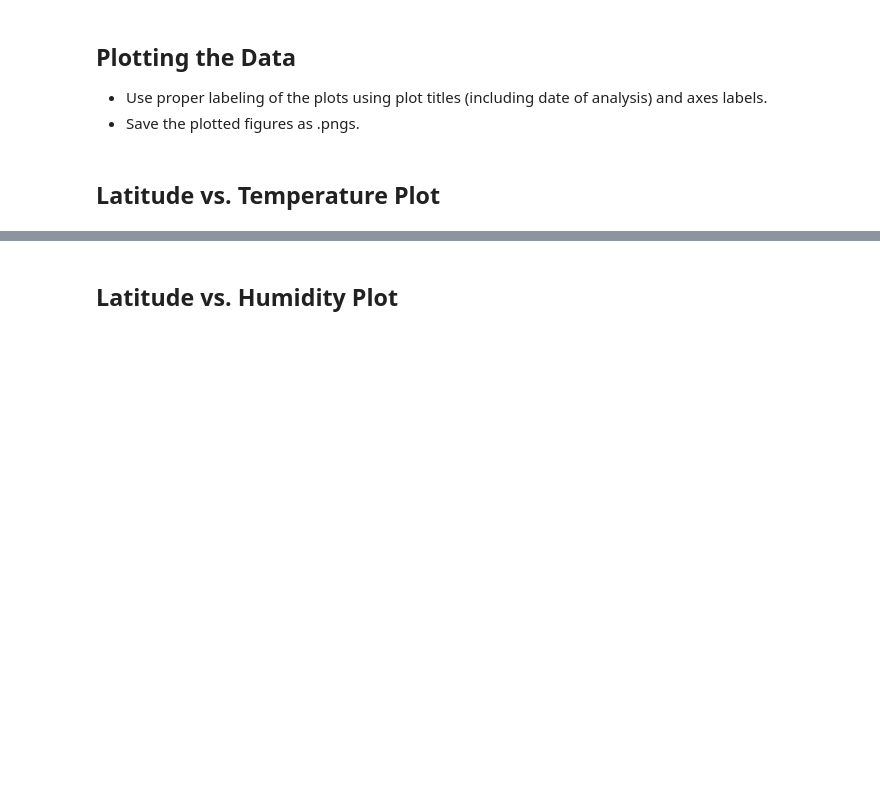
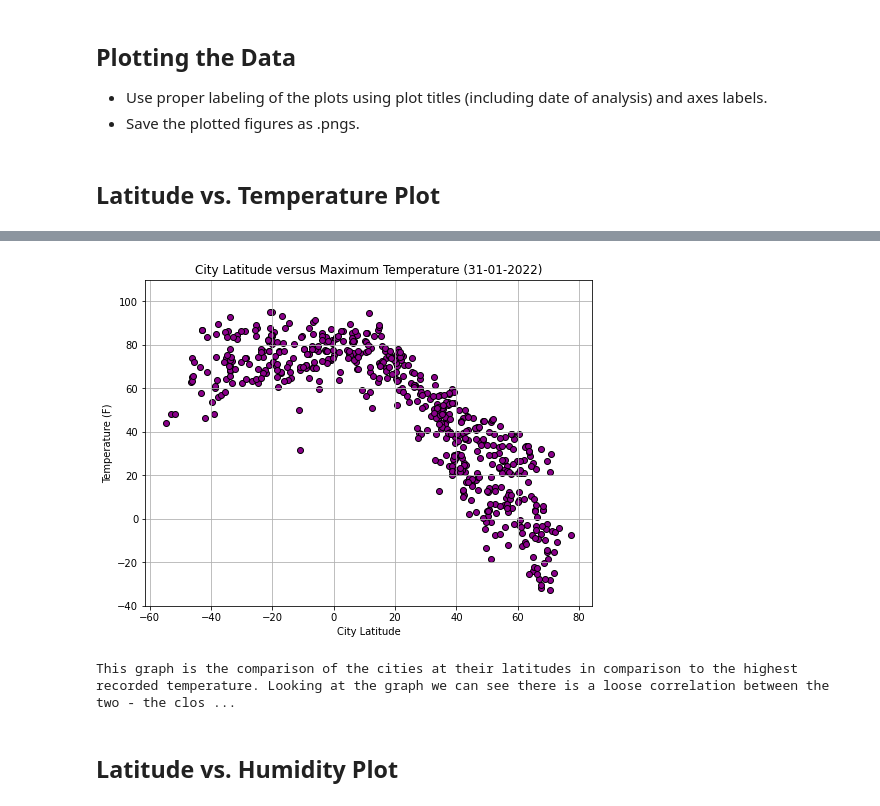
Before and after one commit to nikdav3126/Python-API-Challenge, a Jupyter notebook: WeatherPy/WeatherPy.ipynb, the cells around one changed output, grey strips where cells are left out. Saved outputs shown, nothing was run; the diff lists cells and outputs as text; code cells hidden in the pictures; blank space fills up the shorter version.

```diff
--- a/WeatherPy/WeatherPy.ipynb
+++ b/WeatherPy/WeatherPy.ipynb
@@ -77,3 +63,8 @@ Data Retrieval Complete
+# %%
+#Get URl and store
+url = "http://api.openweathermap.org/data/2.5/weather?"
+units = "imperial"
+query_url = f"{url}appid={weather_api_key}&units={units}&q="
 # %% [markdown]
 ### Convert Raw Data to DataFrame
 * Export the city data into a .csv.
@@ -99,0 +132,12 @@ Data Retrieval Complete
+# %%
+#Save city results into dataframe
+DateTime = pd.to_datetime(Datelist, unit='s')
+Weatherdata = pd.DataFrame ({"City":Cityname, "Latitude":Latlist, "Longitude":Lnglist,
+                             "Maximum Temperature (F)":Maxtemplist,
+                             "Humidity":Humlist, "Cloudiness":Cloudlist,
+                             "Wind Speed":Windlist, "Country":Countrylist,
+                             "Date and Time":DateTime})
+#Had to do a print line to see where I was missing data
+#print (len(Cityname), len(Latlist), len(Lnglist), len(Maxtemplist),len(Humlist),len(Cloudlist),len(Windlist),len(Countrylist),len(Datelist))
+Weatherdata.to_csv("Weatherdata.csv", index = False)
+Weatherdata.head()
@@ -138,2 +173,15 @@ Int64Index([], dtype='int64')
+# %%
+plt.figure(figsize=(8,6))
+plt.scatter(Weatherdata["Latitude"], Weatherdata ["Maximum Temperature (F)"], color = "darkmagenta", edgecolor = "black")
+plt.title("City Latitude versus Maximum Temperature (31-01-2022)")
+plt.xlabel("City Latitude")
+plt.ylabel("Temperature (F)")
+plt.ylim(-40,110)
+plt.grid()
+plt.show()
+print ("This graph is the comparison of the cities at their latitudes in comparison to the highest recorded temperature. Looking at the graph we can see there is a loose correlation between the two - the closer the latitude is to the equator the higher the temperature recorded.")
+# %% [output]
+[figure, added]
+This graph is the comparison of the cities at their latitudes in comparison to the highest recorded temperature. Looking at the graph we can see there is a loose correlation between the two - the clos ...
 # %% [markdown]
 ## Latitude vs. Humidity Plot
```
Also changed, not shown: parts of 34 cells of this notebook.
